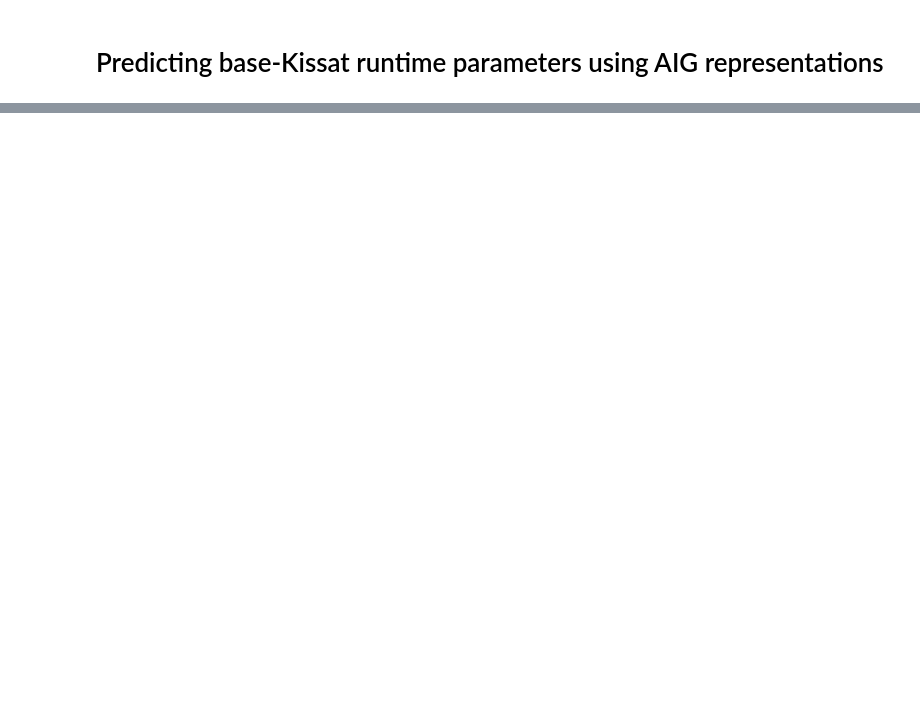
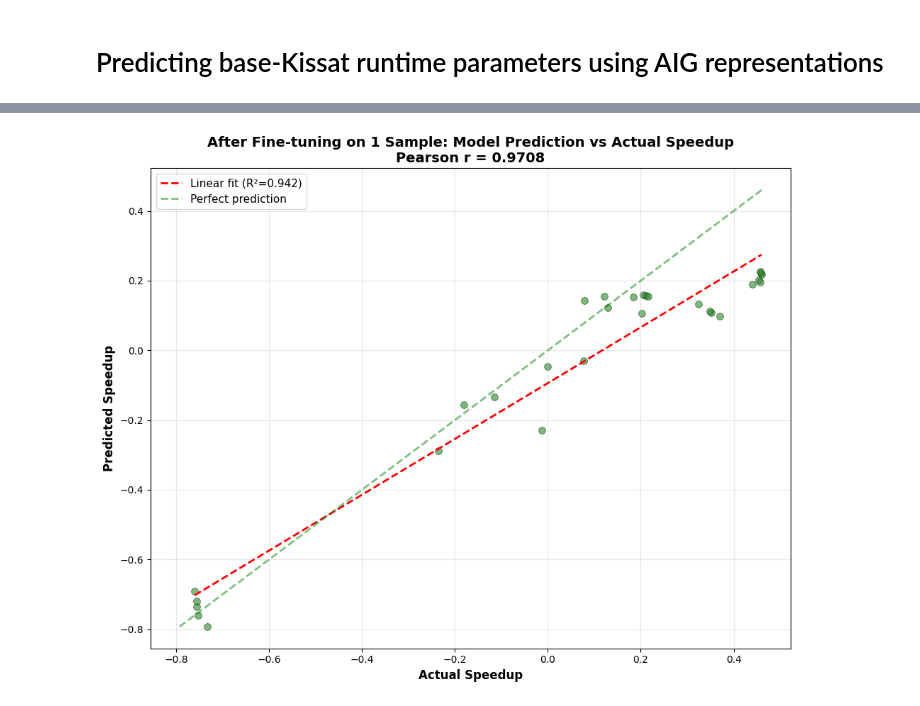
Before and after one commit to enckrish/kissat-param, a Jupyter notebook: notebooks/nb_08.ipynb, the cells around one changed output, grey strips where cells are left out. Drawn from its saved outputs; the diff is of its cells as text; code cells hidden in the pictures; blank space fills up the shorter version.

Commit message:
first working thing 😭

```diff
--- a/notebooks/nb_08.ipynb
+++ b/notebooks/nb_08.ipynb
@@ -51,0 +382,86 @@ class Predictor(nn.Module):
+# %%
+# Fine-tune on one sample from miter_mult_11bit
+print("Fine-tuning model on 1 sample from miter_mult_11bit...")
+
+finetune_fns = ['miter_mult_11bit']
+finetune_ds = PyGSATDataset(finetune_fns, [f"{f}.aag" for f in finetune_fns])
+
+# Create a dataloader with just the first sample
+finetune_single_dl = DataLoader([finetune_ds[0]], batch_size=1, shuffle=False)
+
+# Train on first sample only
+model.train()
+for epoch in range(50):  # 50 epochs of fine-tuning
+    for data in finetune_single_dl:
+        data = data.to(device)
+        optimizer.zero_grad()
+        output = model(data)
+        loss = criterion(output, data.y)
+        loss.backward()
+        optimizer.step()
+
+    if epoch % 10 == 0:
+        print(f"Fine-tune epoch {epoch}: Loss = {loss.item():.4f}")
+
+print("Fine-tuning complete!")
+
+# Now evaluate on all miter_mult_11bit samples after fine-tuning
+print("\nEvaluating fine-tuned model on miter_mult_11bit...")
+finetune_dl = DataLoader(finetune_ds, batch_size=4, shuffle=False)
+
+model.eval()
+finetune_predictions = []
+finetune_actuals = []
+
+with torch.no_grad():
+    for data in finetune_dl:
+        data = data.to(device)
+        output = model(data)
+        finetune_predictions.extend(output.cpu().numpy())
+        finetune_actuals.extend(data.y.cpu().numpy())
+
+finetune_predictions = np.array(finetune_predictions)
+finetune_actuals = np.array(finetune_actuals)
+
+# Calculate correlation after fine-tuning
+finetune_correlation = np.corrcoef(finetune_predictions, finetune_actuals)[0, 1]
+finetune_slope, finetune_intercept, finetune_r_value, finetune_p_value, finetune_std_err = stats.linregress(finetune_actuals, finetune_predictions)
+
+# Create scatter plot after fine-tuning
+fig, ax = plt.subplots(figsize=(10, 8))
+ax.scatter(finetune_actuals, finetune_predictions, alpha=0.6, s=50, edgecolors='k', linewidth=0.5, color='forestgreen')
+
+# Add regression line
+x_line = np.array([finetune_actuals.min(), finetune_actuals.max()])
+y_line = finetune_slope * x_line + finetune_intercept
+ax.plot(x_line, y_line, 'r--', linewidth=2, label=f'Linear fit (R²={finetune_r_value**2:.3f})')
+
+# Add perfect prediction line (y=x)
+lim = [min(finetune_actuals.min(), finetune_predictions.min()), max(finetune_actuals.max(), finetune_predictions.max())]
+ax.plot(lim, lim, 'g--', linewidth=2, alpha=0.5, label='Perfect prediction')
+
+# Labels and formatting
+ax.set_xlabel('Actual Speedup', fontsize=12, fontweight='bold')
+ax.set_ylabel('Predicted Speedup', fontsize=12, fontweight='bold')
+ax.set_title(f'After Fine-tuning on 1 Sample: Model Prediction vs Actual Speedup\nPearson r = {finetune_correlation:.4f}',
+             fontsize=14, fontweight='bold')
+ax.legend(fontsize=11)
+ax.grid(True, alpha=0.3)
+
+plt.tight_layout()
+plt.show()
+
+# Print statistics after fine-tuning
+print(f"\n{'='*60}")
+print(f"AFTER FINE-TUNING ON 1 SAMPLE (miter_mult_11bit)")
+print(f"{'='*60}")
+print(f"Correlation coefficient (Pearson r): {finetune_correlation:.4f}")
+print(f"R² value: {finetune_r_value**2:.4f}")
+print(f"Mean Absolute Error: {np.mean(np.abs(finetune_predictions - finetune_actuals)):.4f}")
+print(f"RMSE: {np.sqrt(np.mean((finetune_predictions - finetune_actuals)**2)):.4f}")
+print(f"Number of test samples: {len(finetune_actuals)}")
+print(f"{'='*60}")
+print(f"\nIMPROVEMENT FROM BEFORE:")
+print(f"Correlation improvement: {finetune_correlation - test_correlation:.4f}")
+print(f"R² improvement: {finetune_r_value**2 - test_r_value**2:.4f}")
+# %% [output]
@@ -51,0 +477 @@ class Predictor(nn.Module):
+[figure, added]
```
Also changed, not shown: parts of 13 cells of this notebook, 33 other files.
